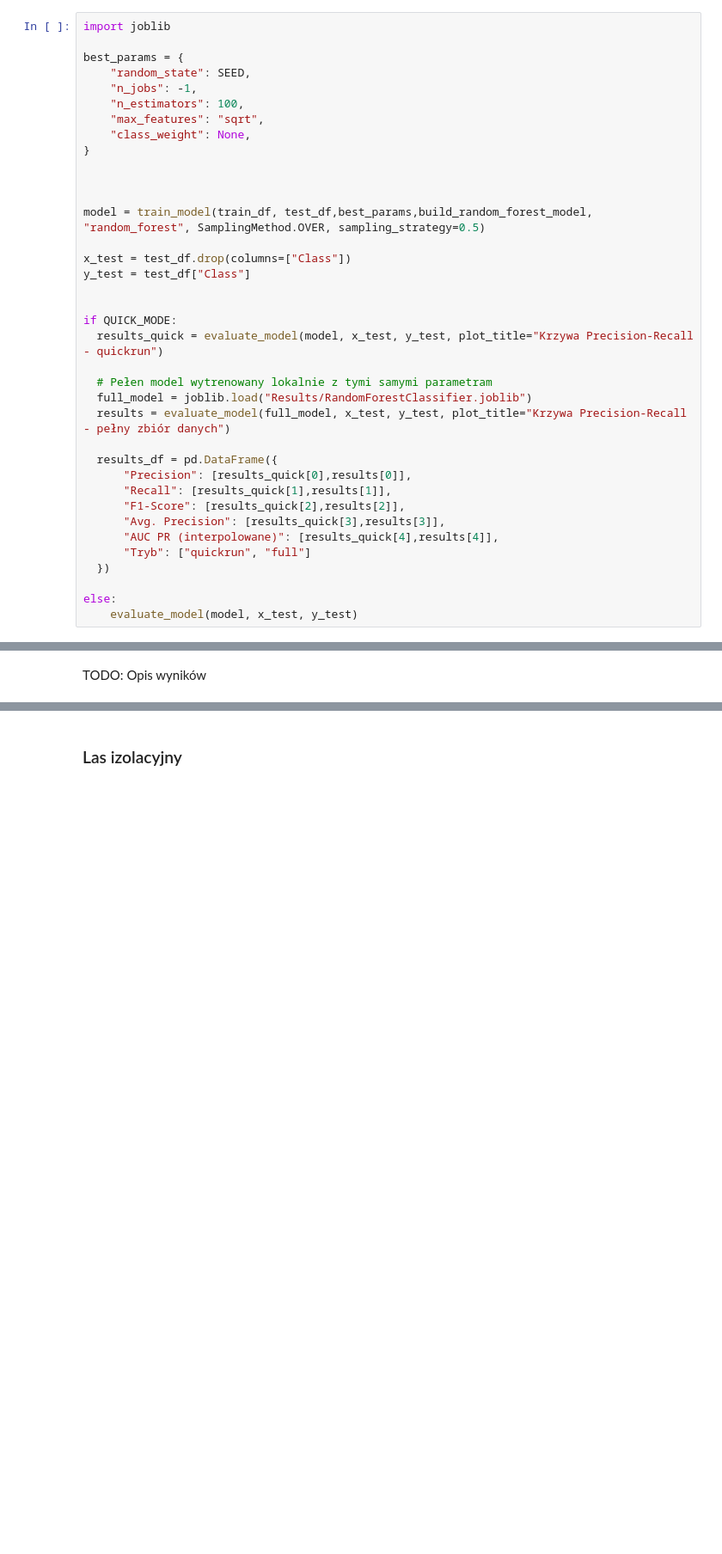
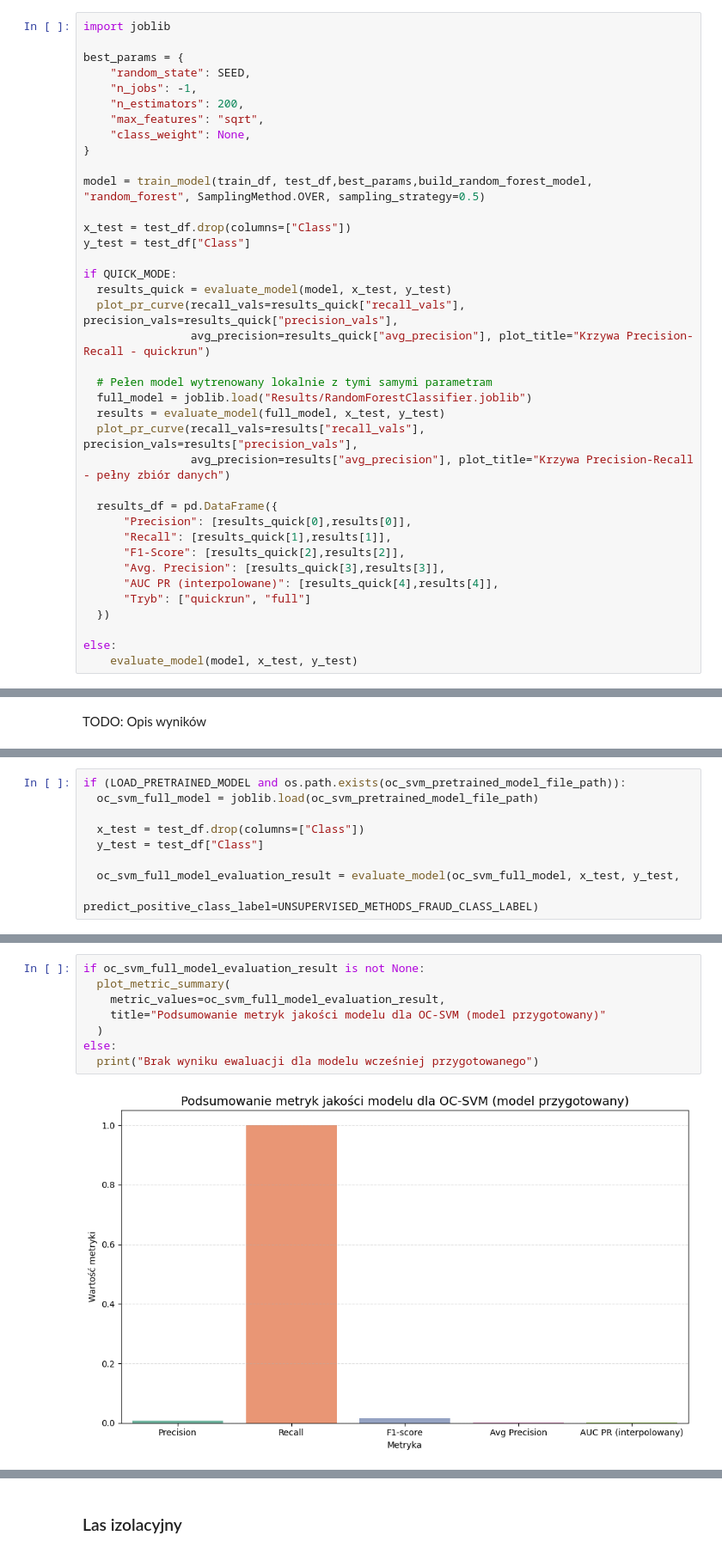
Before and after one commit to Sarnapa/Credit-Card-Fraud-Detection, a Jupyter notebook: Notebooks/CreditCardFraudDetection_AnomalyDetectionAnalysis.ipynb, the cells around one changed output, grey strips where cells are left out. Shown at 86% size. Saved outputs shown, nothing was run; the diff lists cells and outputs as text; blank space fills up the shorter version.

```diff
--- a/Notebooks/CreditCardFraudDetection_AnomalyDetectionAnalysis.ipynb
+++ b/Notebooks/CreditCardFraudDetection_AnomalyDetectionAnalysis.ipynb
@@ -1133,25 +1242,26 @@ import joblib
 best_params = {
     "random_state": SEED,
     "n_jobs": -1,
-    "n_estimators": 100,
+    "n_estimators": 200,
     "max_features": "sqrt",
     "class_weight": None,
 }
 
-
-
-model = train_model(train_df, test_df,best_params,build_random_forest_model,  "random_forest", SamplingMethod.OVER, sampling_strategy=0.5)
+model = train_model(train_df, test_df,best_params,build_random_forest_model, "random_forest", SamplingMethod.OVER, sampling_strategy=0.5)
 
 x_test = test_df.drop(columns=["Class"])
 y_test = test_df["Class"]
 
-
 if QUICK_MODE:
-  results_quick = evaluate_model(model, x_test, y_test, plot_title="Krzywa Precision-Recall - quickrun")
+  results_quick = evaluate_model(model, x_test, y_test)
+  plot_pr_curve(recall_vals=results_quick["recall_vals"], precision_vals=results_quick["precision_vals"],
+                avg_precision=results_quick["avg_precision"], plot_title="Krzywa Precision-Recall - quickrun")
 
   # Pełen model wytrenowany lokalnie z tymi samymi parametram
   full_model = joblib.load("Results/RandomForestClassifier.joblib")
-  results = evaluate_model(full_model, x_test, y_test, plot_title="Krzywa Precision-Recall - pełny zbiór danych")
+  results = evaluate_model(full_model, x_test, y_test)
+  plot_pr_curve(recall_vals=results["recall_vals"], precision_vals=results["precision_vals"],
+                avg_precision=results["avg_precision"], plot_title="Krzywa Precision-Recall - pełny zbiór danych")
 
   results_df = pd.DataFrame({
       "Precision": [results_quick[0],results[0]],
@@ -1436,0 +1580,9 @@ TODO: Opis wyników
+# %%
+if (LOAD_PRETRAINED_MODEL and os.path.exists(oc_svm_pretrained_model_file_path)):
+  oc_svm_full_model = joblib.load(oc_svm_pretrained_model_file_path)
+
+  x_test = test_df.drop(columns=["Class"])
+  y_test = test_df["Class"]
+
+  oc_svm_full_model_evaluation_result = evaluate_model(oc_svm_full_model, x_test, y_test,
+                                                       predict_positive_class_label=UNSUPERVISED_METHODS_FRAUD_CLASS_LABEL)
@@ -1436,0 +1607,10 @@ TODO: Opis wyników
+# %%
+if oc_svm_full_model_evaluation_result is not None:
+  plot_metric_summary(
+    metric_values=oc_svm_full_model_evaluation_result,
+    title="Podsumowanie metryk jakości modelu dla OC-SVM (model przygotowany)"
+  )
+else:
+  print("Brak wyniku ewaluacji dla modelu wcześniej przygotowanego")
+# %% [output]
+[figure, added]
```
Also changed, not shown: parts of 70 cells of this notebook.
